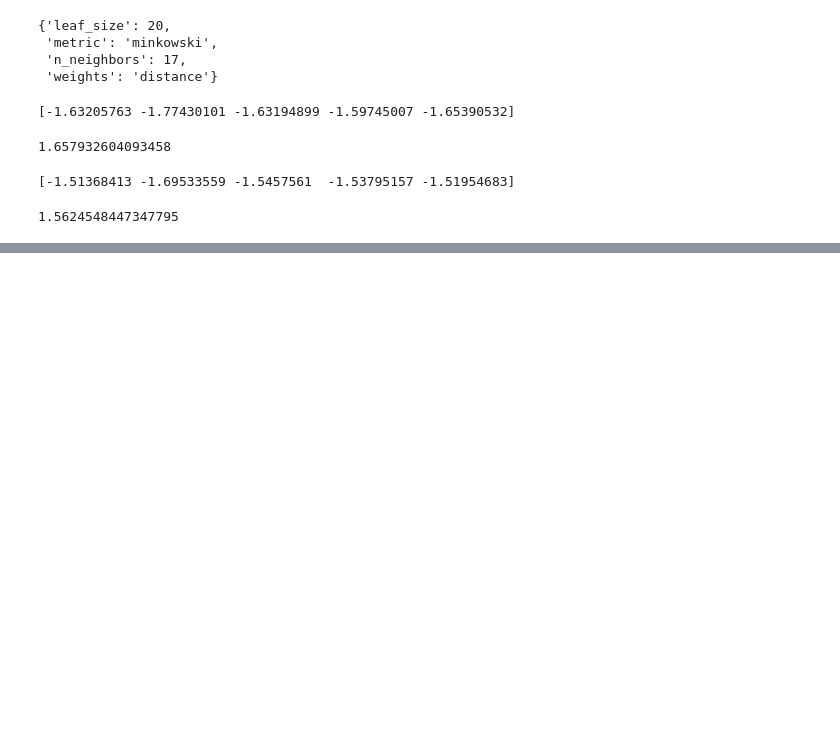
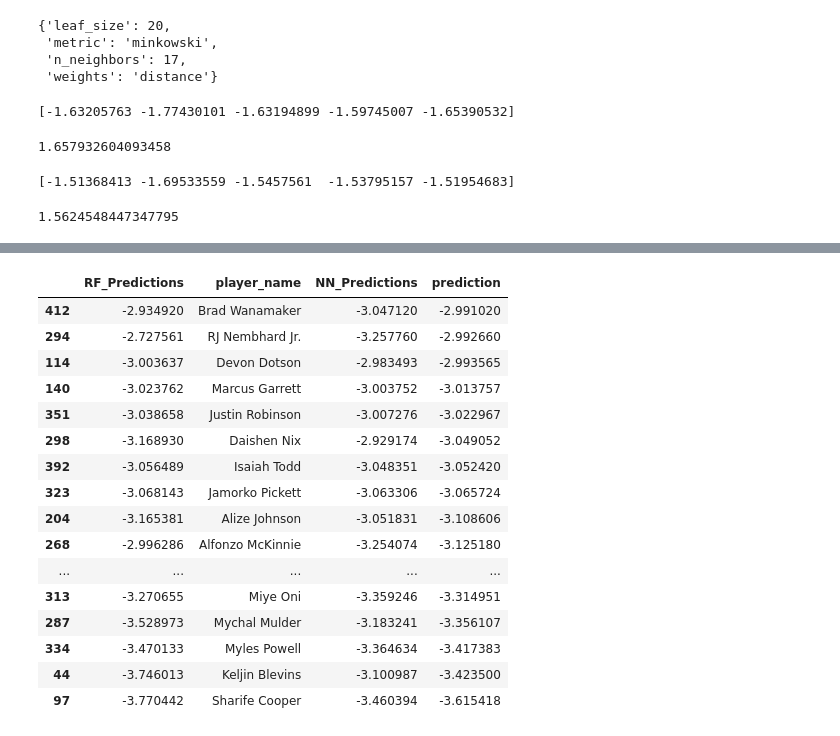
Before and after one commit to shailm99/nba-player-prediction, a Jupyter notebook: code/model-building.ipynb, the cells around one changed output, grey strips where cells are left out. Saved outputs shown, nothing was run; the diff lists cells and outputs as text; code cells hidden in the pictures; blank space fills up the shorter version.

```diff
--- a/code/model-building.ipynb
+++ b/code/model-building.ipynb
@@ -442,0 +556,6 @@ eval_model_9_predictors(search.best_estimator_)
+# %%
+predictions = best_rf.predict(X_latest_szn_processed)
+# %%
+predictions_df = pd.DataFrame(predictions, columns = ['RF_Predictions'])
+predictions_df['player_name'] = latest_szn_processed['name']
+predictions_df.sort_values(by = 'RF_Predictions', ascending = False).head(20)
@@ -442,0 +580,25 @@ eval_model_9_predictors(search.best_estimator_)
+# %%
+predictions = best_network.predict(X_latest_szn_processed)
+predictions_df['NN_Predictions'] = predictions
+# %%
+predictions_df['prediction'] = (predictions_df['RF_Predictions'] + predictions_df['NN_Predictions']) / 2
+# %%
+predictions_df.sort_values(by = 'prediction', ascending = False).tail(20)
+# %% [output]
+|  | RF_Predictions | player_name | NN_Predictions | prediction |
+| 412 | -2.934920 | Brad Wanamaker | -3.047120 | -2.991020 |
+| 294 | -2.727561 | RJ Nembhard Jr. | -3.257760 | -2.992660 |
+| 114 | -3.003637 | Devon Dotson | -2.983493 | -2.993565 |
+| 140 | -3.023762 | Marcus Garrett | -3.003752 | -3.013757 |
+| 351 | -3.038658 | Justin Robinson | -3.007276 | -3.022967 |
+| 298 | -3.168930 | Daishen Nix | -2.929174 | -3.049052 |
+| 392 | -3.056489 | Isaiah Todd | -3.048351 | -3.052420 |
+| 323 | -3.068143 | Jamorko Pickett | -3.063306 | -3.065724 |
+| 204 | -3.165381 | Alize Johnson | -3.051831 | -3.108606 |
+| 268 | -2.996286 | Alfonzo McKinnie | -3.254074 | -3.125180 |
+| ... | ... | ... | ... | ... |
+| 313 | -3.270655 | Miye Oni | -3.359246 | -3.314951 |
+| 287 | -3.528973 | Mychal Mulder | -3.183241 | -3.356107 |
+| 334 | -3.470133 | Myles Powell | -3.364634 | -3.417383 |
+| 44 | -3.746013 | Keljin Blevins | -3.100987 | -3.423500 |
+| 97 | -3.770442 | Sharife Cooper | -3.460394 | -3.615418 |
```
Also changed, not shown: parts of 33 cells of this notebook.
